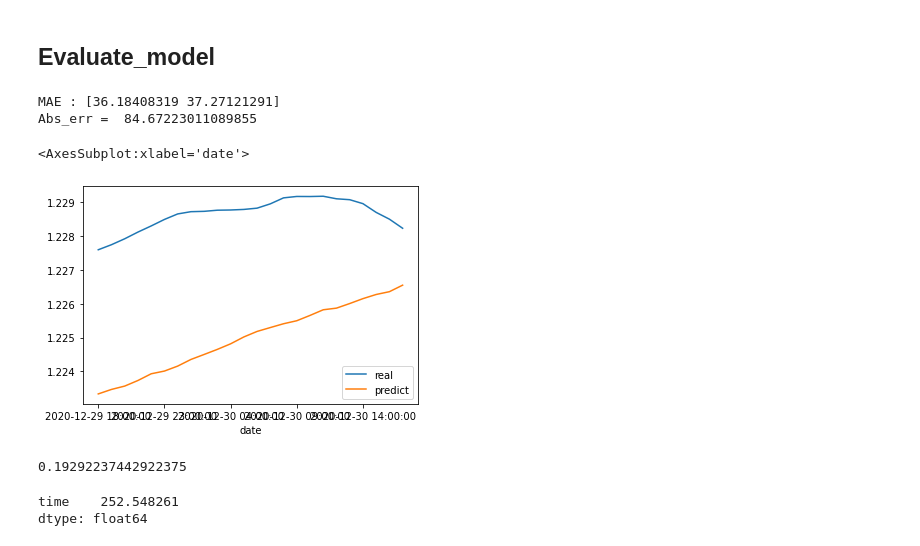
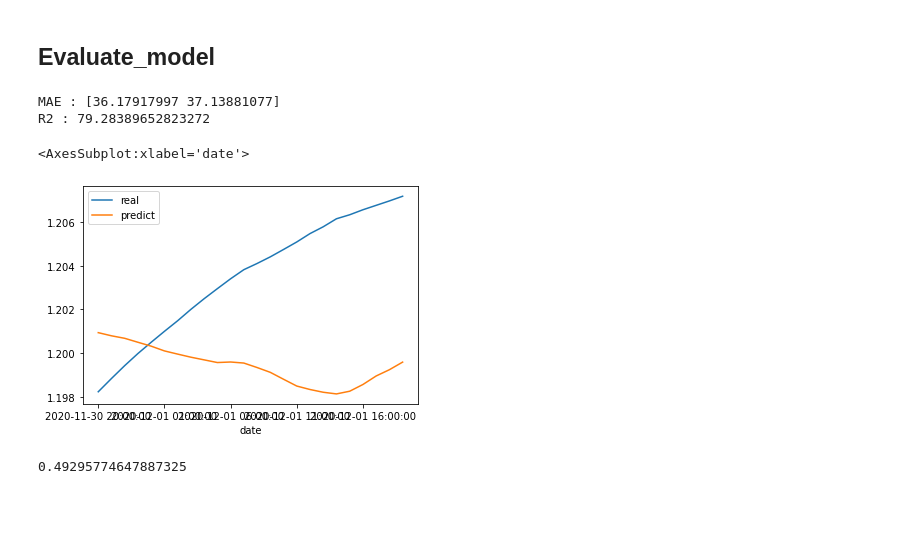
Before and after one commit to pannawit2541/Forex-Trend-Prediction, a Jupyter notebook: API/Evaluate.ipynb, the cells around one changed output. Cells and saved outputs as stored; diff of their text form; code cells hidden in the pictures; blank space fills up the shorter version.

```diff
--- a/API/Evaluate.ipynb
+++ b/API/Evaluate.ipynb
@@ -340,10 +340,10 @@ yhat = sc_y.inverse_transform(yhat)
 # %%
 from sklearn.metrics import r2_score, mean_squared_error
 print("MAE :", mean_absolute_error(Y.values, yhat, multioutput='raw_values'))
-print("Abs_err = ", r2_score(Y.values, yhat)*100)
+print("R2 :", r2_score(Y.values, yhat)*100)
 # %% [output]
-MAE : [36.18408319 37.27121291]
-Abs_err =  84.67223011089855
+MAE : [36.17917997 37.13881077]
+R2 : 79.28389652823272
 # %%
 yhat = pd.DataFrame(yhat,columns=['open','close'],index=Y.index)/10000
 Y = Y/10000
@@ -356,9 +356,9 @@ SMA_real.index = SMA_hat.index
 SMA['real'] = SMA_real
 SMA['predict'] = SMA_hat
 # %%
-start = 680
+start = 120
 end = start+24
 SMA.iloc[start:end].plot()
 # %% [output]
 <AxesSubplot:xlabel='date'>
-[figure, old version]
+[figure, new version]
@@ -397,12 +381,5 @@ corr_real = Y['close_24'].rolling(24).corr(time)
 # %%
 from sklearn.metrics import accuracy_score
-y_true = correlation(corr_real.values)
-y_pred = correlation(corr_predict.values)
-accuracy_score(y_true, y_pred)
+accuracy_score(pred_trend,true_trend)
 # %% [output]
-0.19292237442922375
+0.49295774647887325
-# %%
-np.mean(np.abs((corr_real - corr_predict) / corr_real)) * 100
-# %% [output]
-time    252.548261
-dtype: float64
```
Also changed, not shown: parts of 3 cells of this notebook, 2 other files.
